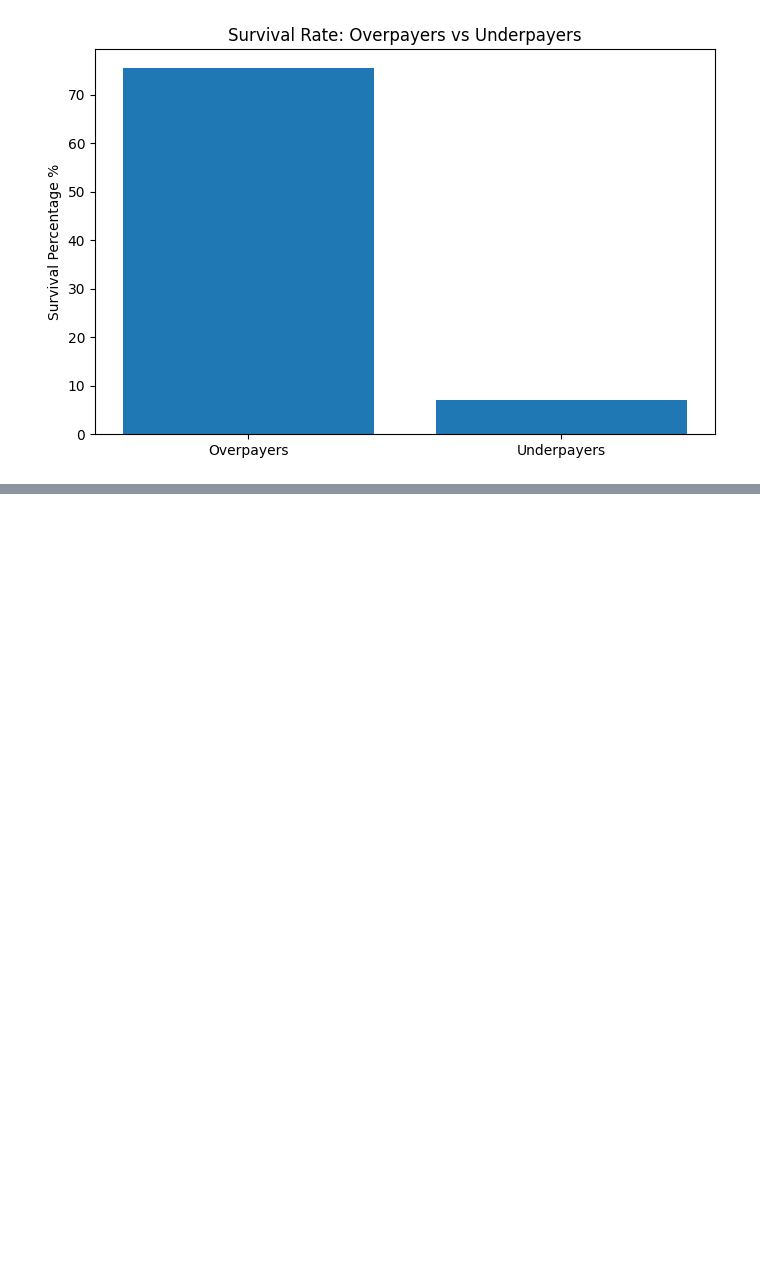
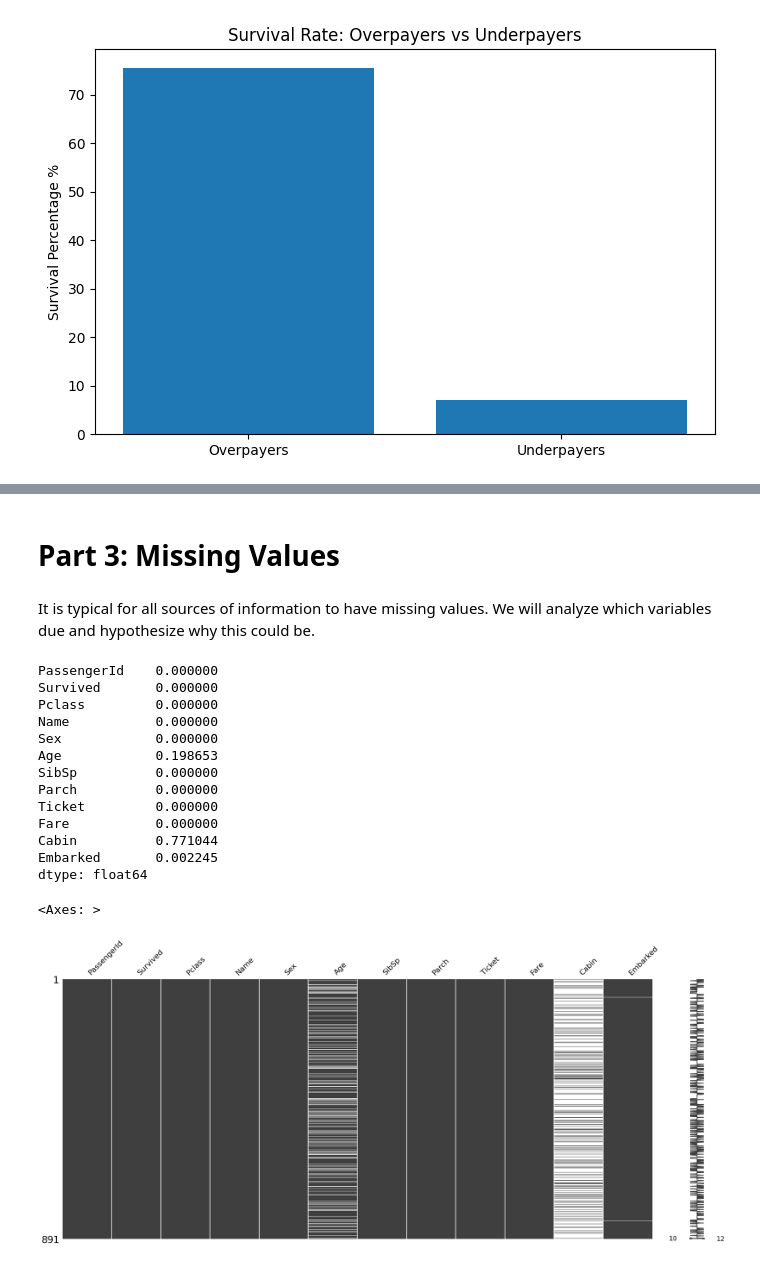
Before and after one commit to Jesus-PerezG/TC2004B-Jesus, a Jupyter notebook: notebooks/Titanic.ipynb, the cells around one changed output, grey strips where cells are left out. Cells and saved outputs as stored; diff of their text form; code cells hidden in the pictures; blank space fills up the shorter version.

```diff
--- a/notebooks/Titanic.ipynb
+++ b/notebooks/Titanic.ipynb
@@ -134,0 +155,25 @@ plt.show()
+# %% [markdown]
+# Part 3: Missing Values
+# %% [markdown]
+It is typical for all sources of information to have missing values. We will analyze which variables due and hypothesize why this could be.
+# %%
+# This will show the different variables with no information in certain rows
+import missingno as msno
+print(titanic.isnull().sum()/len(titanic))
+msno.matrix(titanic)
+# %% [output]
+PassengerId    0.000000
+Survived       0.000000
+Pclass         0.000000
+Name           0.000000
+Sex            0.000000
+Age            0.198653
+SibSp          0.000000
+Parch          0.000000
+Ticket         0.000000
+Fare           0.000000
+Cabin          0.771044
+Embarked       0.002245
+dtype: float64
+<Axes: >
+[figure, added]
```
Also changed, not shown: parts of 12 cells of this notebook.
